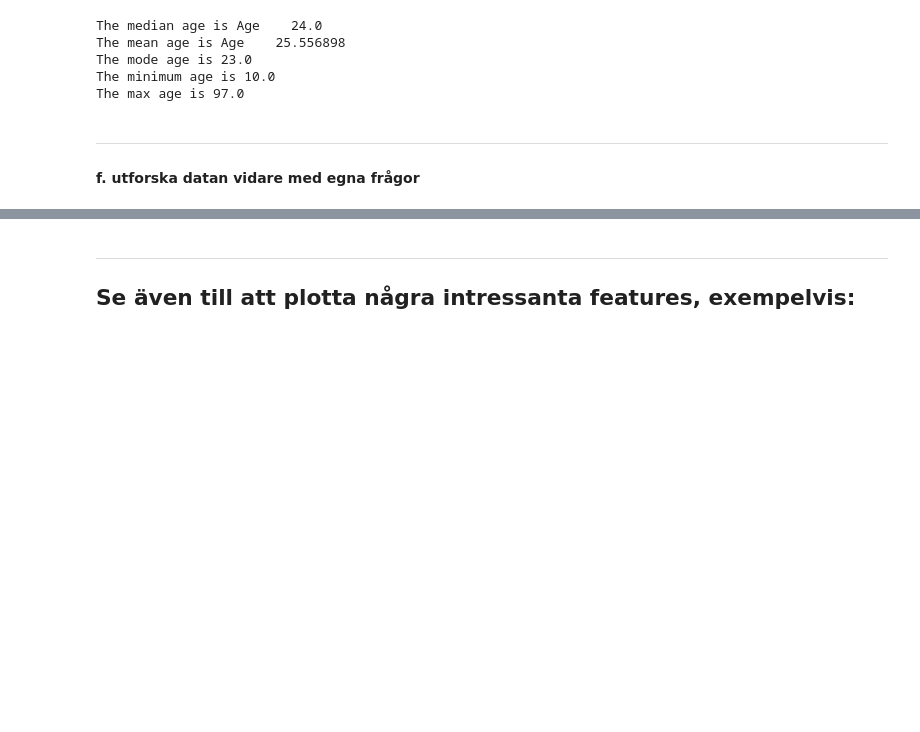
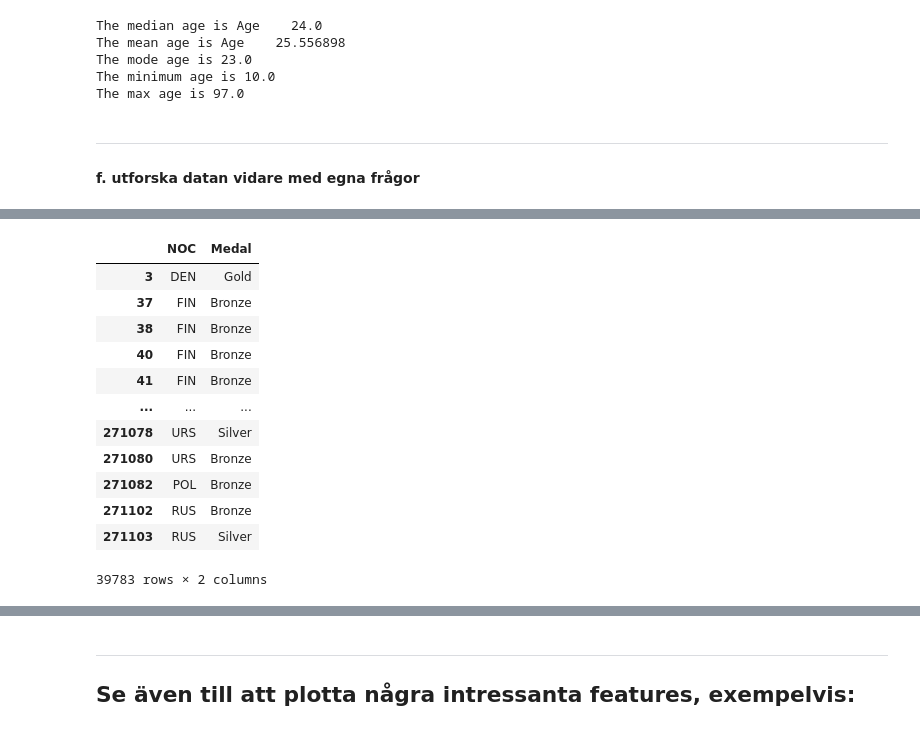
Before and after one commit to SCGlass/Databehandling_project_OS, a Jupyter notebook: Sam/Data_exploration_Sam.ipynb, the cells around one changed output, grey strips where cells are left out. Drawn from its saved outputs; the diff is of its cells as text; code cells hidden in the pictures; blank space fills up the shorter version.

```diff
--- a/Sam/Data_exploration_Sam.ipynb
+++ b/Sam/Data_exploration_Sam.ipynb
@@ -209,0 +212,20 @@ df_medal_count
+# %%
+df_events.head()
+df_medals=df_events.loc[df_events["Medal"].notna(),["NOC","Medal"]]
+
+
+df_medals
+# %% [output]
+|  | NOC | Medal |
+| 3 | DEN | Gold |
+| 37 | FIN | Bronze |
+| 38 | FIN | Bronze |
+| 40 | FIN | Bronze |
+| 41 | FIN | Bronze |
+| ... | ... | ... |
+| 271078 | URS | Silver |
+| 271080 | URS | Bronze |
+| 271082 | POL | Bronze |
+| 271102 | RUS | Bronze |
+| 271103 | RUS | Silver |
+39783 rows × 2 columns
```
Also changed, not shown: parts of 3 cells of this notebook.
